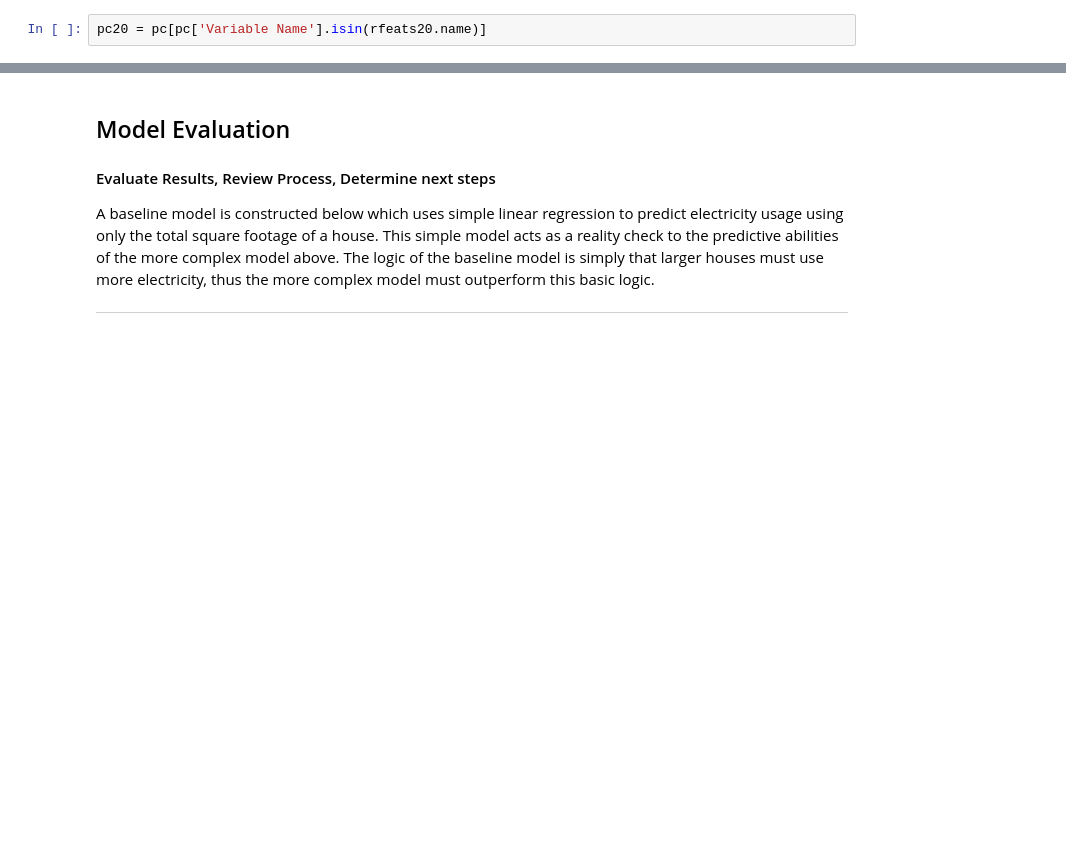
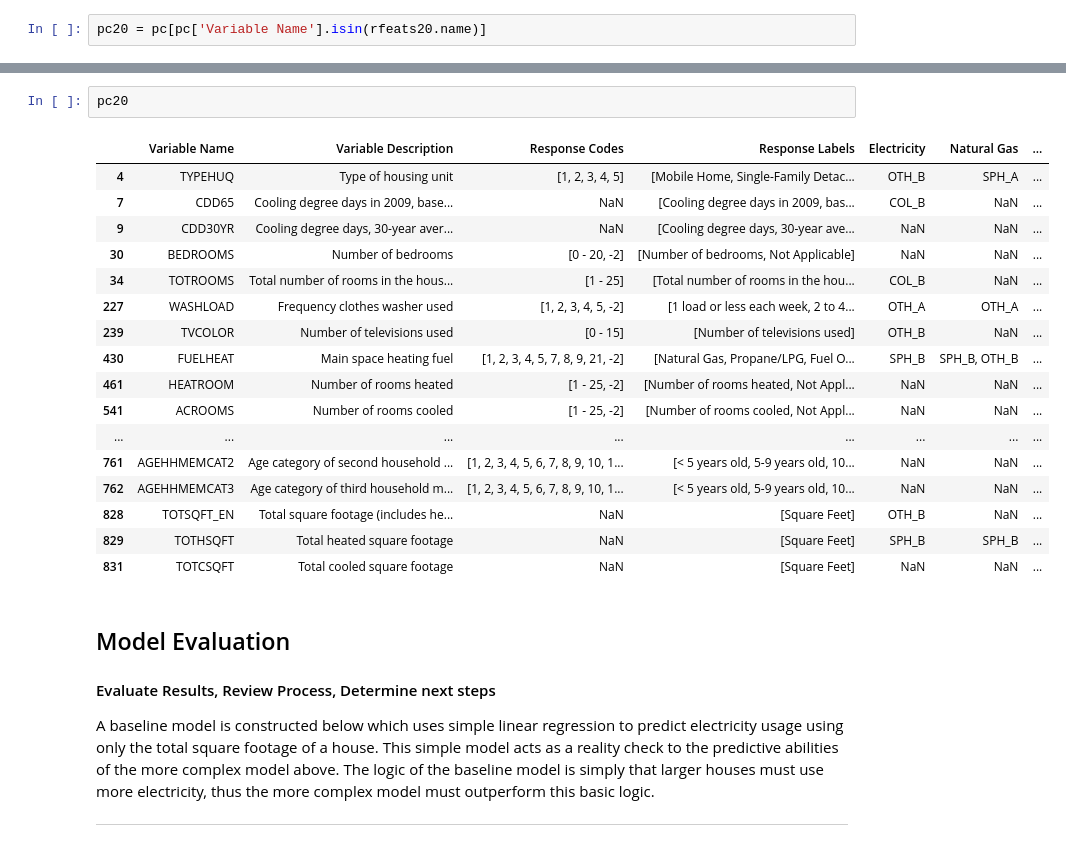
Before and after one commit to mohi7621/Springboard, a Jupyter notebook: capstone/capstone-full.ipynb, the cells around one changed output, grey strips where cells are left out. Drawn from its saved outputs; the diff is of its cells as text; blank space fills up the shorter version.

```diff
--- a/capstone/capstone-full.ipynb
+++ b/capstone/capstone-full.ipynb
@@ -280,3 +295,23 @@ pc20 = pc[pc['Variable Name'].isin(rfeats20.name)]
+# %%
+pc20
+# %% [output]
+|  | Variable Name | Variable Description | Response Codes | Response Labels | Electricity | Natural Gas | ... |
+| 4 | TYPEHUQ | Type of housing unit | [1, 2, 3, 4, 5] | [Mobile Home, Single-Family Detac... | OTH_B | SPH_A | ... |
+| 7 | CDD65 | Cooling degree days in 2009, base... | NaN | [Cooling degree days in 2009, bas... | COL_B | NaN | ... |
+| 9 | CDD30YR | Cooling degree days, 30-year aver... | NaN | [Cooling degree days, 30-year ave... | NaN | NaN | ... |
+| 30 | BEDROOMS | Number of bedrooms | [0 - 20, -2] | [Number of bedrooms, Not Applicable] | NaN | NaN | ... |
+| 34 | TOTROOMS | Total number of rooms in the hous... | [1 - 25] | [Total number of rooms in the hou... | COL_B | NaN | ... |
+| 227 | WASHLOAD | Frequency clothes washer used | [1, 2, 3, 4, 5, -2] | [1 load or less each week, 2 to 4... | OTH_A | OTH_A | ... |
+| 239 | TVCOLOR | Number of televisions used | [0 - 15] | [Number of televisions used] | OTH_B | NaN | ... |
+| 430 | FUELHEAT | Main space heating fuel | [1, 2, 3, 4, 5, 7, 8, 9, 21, -2] | [Natural Gas, Propane/LPG, Fuel O... | SPH_B | SPH_B, OTH_B | ... |
+| 461 | HEATROOM | Number of rooms heated | [1 - 25, -2] | [Number of rooms heated, Not Appl... | NaN | NaN | ... |
+| 541 | ACROOMS | Number of rooms cooled | [1 - 25, -2] | [Number of rooms cooled, Not Appl... | NaN | NaN | ... |
+| ... | ... | ... | ... | ... | ... | ... | ... |
+| 761 | AGEHHMEMCAT2 | Age category of second household ... | [1, 2, 3, 4, 5, 6, 7, 8, 9, 10, 1... | [< 5 years old, 5-9 years old, 10... | NaN | NaN | ... |
+| 762 | AGEHHMEMCAT3 | Age category of third household m... | [1, 2, 3, 4, 5, 6, 7, 8, 9, 10, 1... | [< 5 years old, 5-9 years old, 10... | NaN | NaN | ... |
+| 828 | TOTSQFT_EN | Total square footage (includes he... | NaN | [Square Feet] | OTH_B | NaN | ... |
+| 829 | TOTHSQFT | Total heated square footage | NaN | [Square Feet] | SPH_B | SPH_B | ... |
+| 831 | TOTCSQFT | Total cooled square footage | NaN | [Square Feet] | NaN | NaN | ... |
 # %% [markdown]
 ## Model Evaluation
 
```
Also changed, not shown: parts of 8 cells of this notebook, 3 other files.
